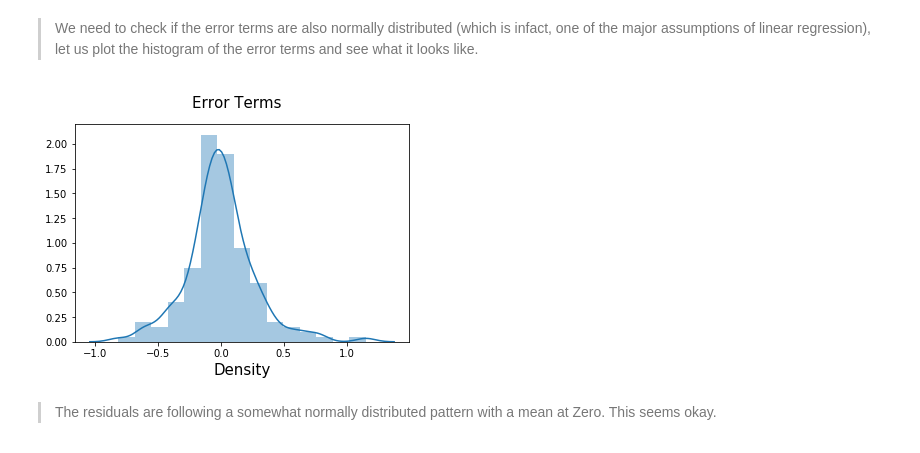
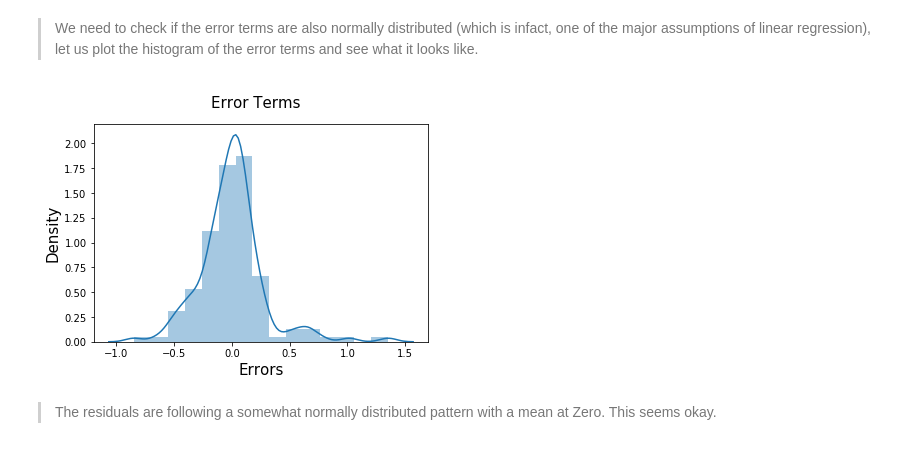
Before and after one commit to shivachandrakante/upGrad_Prediction_of_Car_Prices, a Jupyter notebook: Prediction of Car Prices.ipynb, the cells around one changed output. Drawn from its saved outputs; the diff is of its cells as text; code cells hidden in the pictures.

Commit message:
pre final model

```diff
--- a/Prediction of Car Prices.ipynb
+++ b/Prediction of Car Prices.ipynb
@@ -996,8 +926,8 @@ vif
 # %% [markdown]
 We can still see that the `spdi` column has a higher p-values. Let's drop that variable and retrain our model
 # %%
-x_train_rfe8=x_train_rfe7.drop(['renault'],axis=1)
-training_data_8=model_7.drop(['renault'],axis=1)
+x_train_rfe8=x_train_rfe7.drop(['spdi'],axis=1)
+training_data_8=model_7.drop(['spdi'],axis=1)
 # %%
 # Adding a constant variable
 
@@ -1057,8 +962,8 @@ vif
 # %% [markdown]
 We can still see that the `spfi` column has a higher p-values. Let's drop that variable and retrain our model
 # %%
-x_train_rfe9=x_train_rfe8.drop(['mitsubishi'],axis=1)
-training_data_9=model_8.drop(['mitsubishi'],axis=1)
+x_train_rfe9=x_train_rfe8.drop(['spfi'],axis=1)
+training_data_9=model_8.drop(['spfi'],axis=1)
 # %%
 # Adding a constant variable
 
@@ -1117,8 +998,8 @@ vif
 # %% [markdown]
 We can still see that the `ohcv` column has a higher p-values. Let's drop that variable and retrain our model
 # %%
-x_train_rfe10=x_train_rfe9.drop(['mfi'],axis=1)
-training_data_10=model_9.drop(['mfi'],axis=1)
+x_train_rfe10=x_train_rfe9.drop(['ohcv'],axis=1)
+training_data_10=model_9.drop(['ohcv'],axis=1)
 # %%
 # Adding a constant variable
 
@@ -1235,17 +1059,17 @@ vif
 # %% [markdown]
 > We need to check if the error terms are also normally distributed (which is infact, one of the major assumptions of linear regression), let us plot the histogram of the error terms and see what it looks like.
 # %%
-y_train_pred = lm11.predict(model_11)
+y_train_pred = lm10.predict(model_10)
 res = (y_train - y_train_pred)
 # %%
 fig = plt.figure()
 sns.distplot(res, bins = 15)
 fig.suptitle('Error Terms', fontsize = 15)                  # Plot heading
 plt.xlabel('Errors', fontsize = 15)  # X-label
-plt.xlabel('Density', fontsize = 15)  # Y-label
+plt.ylabel('Density', fontsize = 15)  # Y-label
 plt.show()
 # %% [output]
-[figure, old version]
+[figure, new version]
 # %% [markdown]
 > The residuals are following a somewhat normally distributed pattern with a mean at Zero. This seems okay.
 # %%
```
Also changed, not shown: parts of 44 cells of this notebook.
